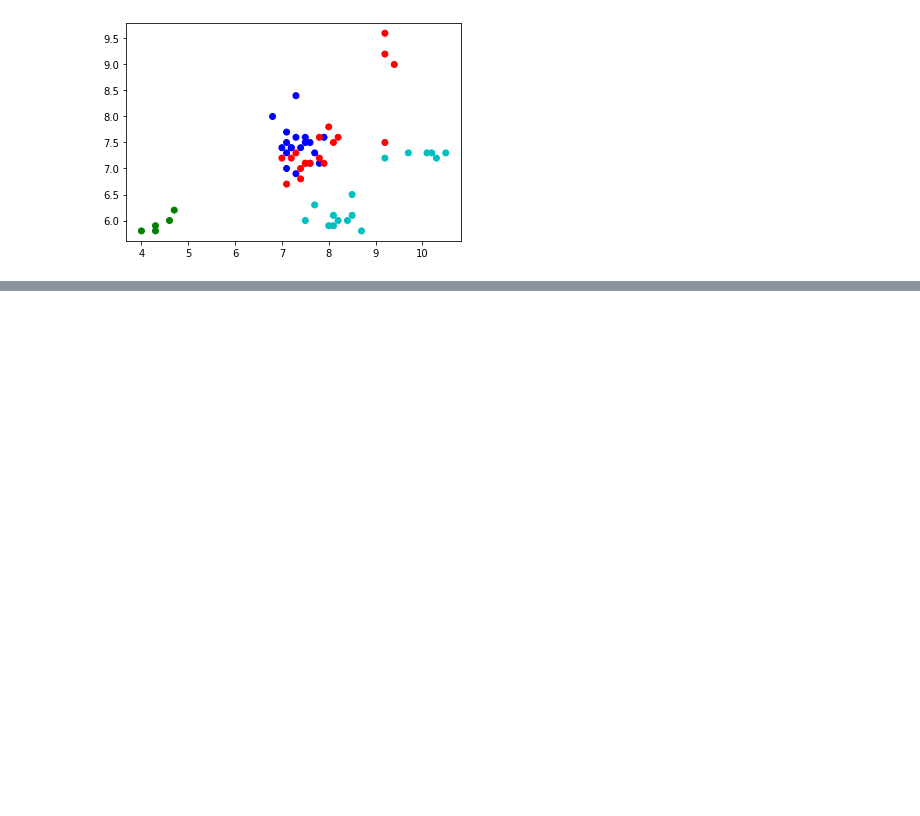
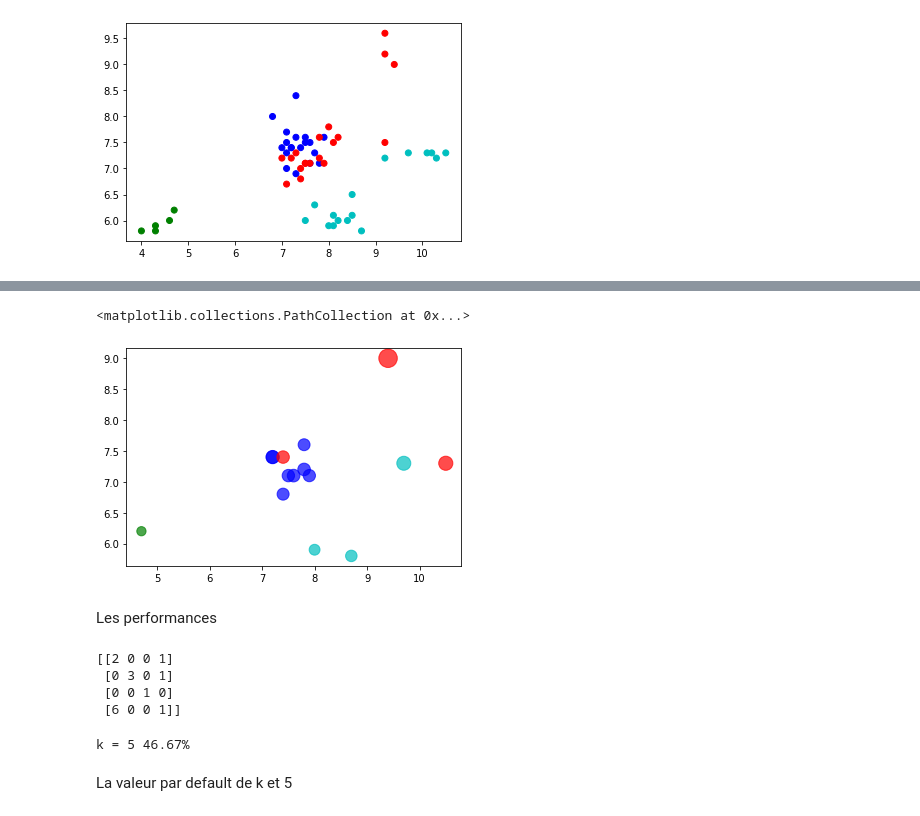
Before and after one commit to charles66820/CREMIfiles, a Jupyter notebook: acid/td/td04.ipynb, the cells around one changed output, grey strips where cells are left out. Saved outputs shown, nothing was run; the diff lists cells and outputs as text; code cells hidden in the pictures; blank space fills up the shorter version.

```diff
--- a/acid/td/td04.ipynb
+++ b/acid/td/td04.ipynb
@@ -279,0 +294,30 @@ plt.scatter(X_train , y_train)
+# %%
+Y_pred = knn.predict(X_test)
+# %%
+%matplotlib inline
+import matplotlib.pyplot as plt
+
+y_colors = [getFruitColor(i) for i in Y_pred]
+
+plt.scatter(
+    X_test["height"],
+    X_test["width"],
+    X_test["mass"],
+    c=y_colors,
+    cmap="coolwarm",
+    alpha=0.7
+)
+# %% [output]
+<matplotlib.collections.PathCollection at 0x...>
+[figure, added]
+# %% [markdown]
+Les performances
+# %%
+from sklearn.metrics import confusion_matrix
+cm = confusion_matrix(Y_test, Y_pred)
+print(cm)
+# %% [output]
+[[2 0 0 1]
+ [0 3 0 1]
+ [0 0 1 0]
+ [6 0 0 1]]
@@ -279,0 +326,6 @@ plt.scatter(X_train , y_train)
+# %%
+print("k =", k, "{:.2%}".format(acc))
+# %% [output]
+k = 5 46.67%
+# %% [markdown]
+La valeur par default de k et 5
```
Also changed, not shown: parts of 9 cells of this notebook.
